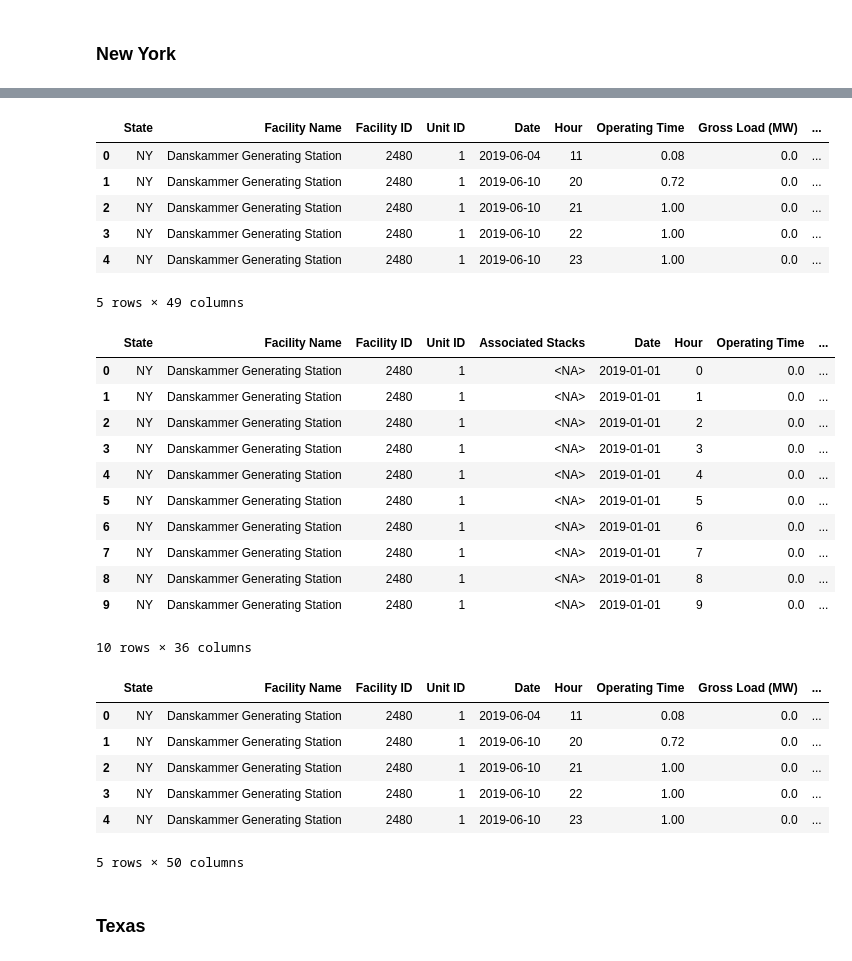
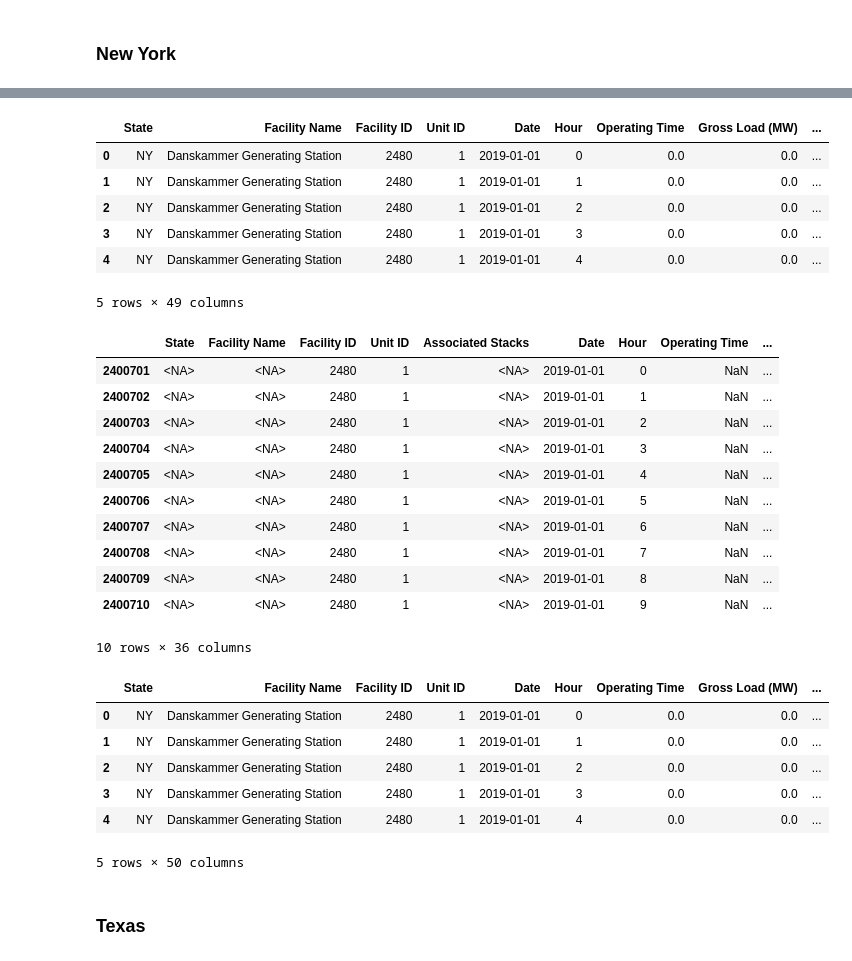
Before and after one commit to marcellmj/us-emission-pred, a Jupyter notebook: 01_Preliminary_Data_Processing/01_Preliminary_Data_Processing-5y-NonOperating.ipynb, the cells around one changed output, grey strips where cells are left out. Drawn from its saved outputs; the diff is of its cells as text; code cells hidden in the pictures.

```diff
--- a/01_Preliminary_Data_Processing/01_Preliminary_Data_Processing-5y-NonOperating.ipynb
+++ b/01_Preliminary_Data_Processing/01_Preliminary_Data_Processing-5y-NonOperating.ipynb
@@ -1249,6 +1281,13 @@ complete_campd_wy = complete_campd_wy.drop(columns=["Nameplate Capacity (MW) - E
 # replace nan values in categorical columns with "Nothing"
 cat_cols_with_na = ["Secondary Fuel Type", "NOx Phase",
                     "SO2 Controls", "NOx Controls",
+                    "SO2 Mass Measure Indicator",
+                    "SO2 Rate Measure Indicator",
+                    "CO2 Mass Measure Indicator",
+                    "CO2 Rate Measure Indicator",
+                    "NOx Mass Measure Indicator",
+                    "NOx Rate Measure Indicator",
+                    "Heat Input Measure Indicator"
 ]
 for col in cat_cols_with_na:
     complete_campd_wy[col] = complete_campd_wy[col].fillna("Nothing").astype("string")
@@ -1256,5 +1295,8 @@ for col in cat_cols_with_na:
 print("Null values in complete_campd_wy after adjustments:")
 null_wy = complete_campd_wy.isnull().sum()
 print(null_wy[null_wy > 0].sort_values(ascending=False))
+
+# we keep planned retirement year null values as it is a numeric col which ml models should be able to handle (if not we edit later)
+# also doesn't make sense to impute planned retirement year if there is none (not a case of missing data)
 # %% [output]
 Null values in complete_campd_wy after adjustments:
@@ -1353,7 +1389,7 @@ complete_campd_wy.to_csv('WY/Hourly/Concatted File/wy_2019_2024_complete_Operati
 <h3>New York</h3>
 # %%
 complete_campd_ny = pd.read_csv(
-    'NY/Hourly/Concatted File/ny_2019_2024_with_manualEIA_Operating.csv',
+    'NY/Hourly/Concatted File/ny_2019_2024_with_manualEIA_NonOperating.csv',
     usecols=complete_campd_columns,
     dtype=complete_campd_type_dict,
     parse_dates=["Date"]
@@ -1444,15 +1480,20 @@ cat_cols_with_na_none = [
     "NOx Phase",
     "Secondary Fuel Type",
     "NOx Controls",
-    "SO2 Phase"
+    "SO2 Phase",
+    "CO2 Rate Measure Indicator",
+    "SO2 Mass Measure Indicator",
+    "SO2 Rate Measure Indicator",
+    "CO2 Mass Measure Indicator",
+    "NOx Mass Measure Indicator",
+    "NOx Rate Measure Indicator",
+    "Heat Input Measure Indicator"
 ]
 
 cat_cols_with_na_unknown = [
     "Operating Status",
     "Associated Generators & Nameplate Capacity (MWe)",
-    "Source Category", "Program Code", "CO2 Rate Measure Indicator",
-    "SO2 Rate Measure Indicator",
-    "NOx Rate Measure Indicator"
+    "Source Category", "Program Code"
 ]
 
 # here nan means that no data was likely purposely reported -> fill with "None"
@@ -1486,7 +1527,7 @@ num_cols_with_na = [
 # we drop nameplate capacity (MW) - EIA (redundant with Nameplate Capacity (MWe) and has many nulls)
 complete_campd_ny = complete_campd_ny.drop(columns=["Nameplate Capacity (MW) - EIA"])
 
-# for now we keep it, let the models handle it
+# for now we keep it, adjust for models later
 print("Null value percentages in complete_campd_ny after adjustments:")
 total_rows = complete_campd_ny.shape[0]
 null_ny = complete_campd_ny.isnull().sum()
@@ -1543,65 +1567,63 @@ Substitute                   31730
 Name: SO2 Mass Measure Indicator, dtype: int64
 # %%
 # calculate hourly capacity factor
-complete_campd_ny["hourly_capacity_factor"] = (
-    complete_campd_ny["Gross Load (MW)"] * complete_campd_ny["Operating Time"]
-) / complete_campd_ny["Nameplate Capacity (MWe)"]
+complete_campd_ny["hourly_capacity_factor"] = 0
 
 complete_campd_ny.head(5)
 # %% [output]
 |  | State | Facility Name | Facility ID | Unit ID | Date | Hour | Operating Time | Gross Load (MW) | ... |
-| 0 | NY | Danskammer Generating Station | 2480 | 1 | 2019-06-04 | 11 | 0.08 | 0.0 | ... |
-| 1 | NY | Danskammer Generating Station | 2480 | 1 | 2019-06-10 | 20 | 0.72 | 0.0 | ... |
-| 2 | NY | Danskammer Generating Station | 2480 | 1 | 2019-06-10 | 21 | 1.00 | 0.0 | ... |
-| 3 | NY | Danskammer Generating Station | 2480 | 1 | 2019-06-10 | 22 | 1.00 | 0.0 | ... |
-| 4 | NY | Danskammer Generating Station | 2480 | 1 | 2019-06-10 | 23 | 1.00 | 0.0 | ... |
+| 0 | NY | Danskammer Generating Station | 2480 | 1 | 2019-01-01 | 0 | 0.0 | 0.0 | ... |
+| 1 | NY | Danskammer Generating Station | 2480 | 1 | 2019-01-01 | 1 | 0.0 | 0.0 | ... |
+| 2 | NY | Danskammer Generating Station | 2480 | 1 | 2019-01-01 | 2 | 0.0 | 0.0 | ... |
+| 3 | NY | Danskammer Generating Station | 2480 | 1 | 2019-01-01 | 3 | 0.0 | 0.0 | ... |
+| 4 | NY | Danskammer Generating Station | 2480 | 1 | 2019-01-01 | 4 | 0.0 | 0.0 | ... |
 5 rows × 49 columns
 # %%
 # calculate hourly ramping factor
-filtered_out_rows_campd_ny = pd.read_csv('NY/Hourly/Concatted File/ny_2019_2024_NonOperating.csv', dtype=campd_type_dict, parse_dates=["Date"])
+filtered_out_rows_campd_ny = pd.read_csv('NY/Hourly/Concatted File/ny_2019_2024_Operating.csv', dtype=campd_type_dict, parse_dates=["Date"])
 filtered_out_rows_campd_ny["Year"] = filtered_out_rows_campd_ny["Date"].dt.year
 facility_small = pd.read_csv('Facility/Concatted File/facility_2014_2024.csv', dtype={"Facility ID": "Int64", "Unit ID": "string", "Year": "Int64"})
 facility_small = facility_small[["Year", 'Facility ID', 'Unit ID', "Nameplate Capacity (MWe)"]]
 all_hours_ny = filtered_out_rows_campd_ny.merge(facility_small, on=['Year', 'Facility ID', 'Unit ID'], how='left')
 all_hours_ny["Gross Load (MW)"] = all_hours_ny["Gross Load (MW)"].fillna(0)
 
 all_hours_ny = pd.concat([all_hours_ny, complete_campd_ny[["Facility ID", "Unit ID", "Date", "Hour", "Gross Load (MW)", "Year", "Nameplate Capacity (MWe)"]]], ignore_index=True)
 
 # Sort data by unit and time to calculate t-1 values
 all_hours_ny = all_hours_ny.sort_values(["Facility ID", "Unit ID", "Date", "Hour"])
 
 # Calculate lagged gross load per unit (get previous row's value for gross load)
 all_hours_ny["gross_load_lag1"] = all_hours_ny.groupby(["Facility ID", "Unit ID"])["Gross Load (MW)"].shift(1)
 
 # calc ramping factor
 all_hours_ny["hourly_ramping_factor"] = (
     all_hours_ny["Gross Load (MW)"] - all_hours_ny["gross_load_lag1"]
 ) / all_hours_ny["Nameplate Capacity (MWe)"]
 
 display(all_hours_ny.head(10))
 
 complete_campd_ny = complete_campd_ny.merge(all_hours_ny[["Facility ID", "Unit ID", "Date", "Hour", "hourly_ramping_factor"]],
                         on=["Facility ID", "Unit ID", "Date", "Hour"],
                         how="left")
 complete_campd_ny.head(5)
 # %% [output]
 |  | State | Facility Name | Facility ID | Unit ID | Associated Stacks | Date | Hour | Operating Time | ... |
-| 0 | NY | Danskammer Generating Station | 2480 | 1 | <NA> | 2019-01-01 | 0 | 0.0 | ... |
-| 1 | NY | Danskammer Generating Station | 2480 | 1 | <NA> | 2019-01-01 | 1 | 0.0 | ... |
-| 2 | NY | Danskammer Generating Station | 2480 | 1 | <NA> | 2019-01-01 | 2 | 0.0 | ... |
-| 3 | NY | Danskammer Generating Station | 2480 | 1 | <NA> | 2019-01-01 | 3 | 0.0 | ... |
-| 4 | NY | Danskammer Generating Station | 2480 | 1 | <NA> | 2019-01-01 | 4 | 0.0 | ... |
-| 5 | NY | Danskammer Generating Station | 2480 | 1 | <NA> | 2019-01-01 | 5 | 0.0 | ... |
-| 6 | NY | Danskammer Generating Station | 2480 | 1 | <NA> | 2019-01-01 | 6 | 0.0 | ... |
-| 7 | NY | Danskammer Generating Station | 2480 | 1 | <NA> | 2019-01-01 | 7 | 0.0 | ... |
-| 8 | NY | Danskammer Generating Station | 2480 | 1 | <NA> | 2019-01-01 | 8 | 0.0 | ... |
-| 9 | NY | Danskammer Generating Station | 2480 | 1 | <NA> | 2019-01-01 | 9 | 0.0 | ... |
+| 2400701 | <NA> | <NA> | 2480 | 1 | <NA> | 2019-01-01 | 0 | NaN | ... |
+| 2400702 | <NA> | <NA> | 2480 | 1 | <NA> | 2019-01-01 | 1 | NaN | ... |
+| 2400703 | <NA> | <NA> | 2480 | 1 | <NA> | 2019-01-01 | 2 | NaN | ... |
+| 2400704 | <NA> | <NA> | 2480 | 1 | <NA> | 2019-01-01 | 3 | NaN | ... |
+| 2400705 | <NA> | <NA> | 2480 | 1 | <NA> | 2019-01-01 | 4 | NaN | ... |
+| 2400706 | <NA> | <NA> | 2480 | 1 | <NA> | 2019-01-01 | 5 | NaN | ... |
+| 2400707 | <NA> | <NA> | 2480 | 1 | <NA> | 2019-01-01 | 6 | NaN | ... |
+| 2400708 | <NA> | <NA> | 2480 | 1 | <NA> | 2019-01-01 | 7 | NaN | ... |
+| 2400709 | <NA> | <NA> | 2480 | 1 | <NA> | 2019-01-01 | 8 | NaN | ... |
+| 2400710 | <NA> | <NA> | 2480 | 1 | <NA> | 2019-01-01 | 9 | NaN | ... |
 10 rows × 36 columns
 |  | State | Facility Name | Facility ID | Unit ID | Date | Hour | Operating Time | Gross Load (MW) | ... |
-| 0 | NY | Danskammer Generating Station | 2480 | 1 | 2019-06-04 | 11 | 0.08 | 0.0 | ... |
-| 1 | NY | Danskammer Generating Station | 2480 | 1 | 2019-06-10 | 20 | 0.72 | 0.0 | ... |
-| 2 | NY | Danskammer Generating Station | 2480 | 1 | 2019-06-10 | 21 | 1.00 | 0.0 | ... |
-| 3 | NY | Danskammer Generating Station | 2480 | 1 | 2019-06-10 | 22 | 1.00 | 0.0 | ... |
-| 4 | NY | Danskammer Generating Station | 2480 | 1 | 2019-06-10 | 23 | 1.00 | 0.0 | ... |
+| 0 | NY | Danskammer Generating Station | 2480 | 1 | 2019-01-01 | 0 | 0.0 | 0.0 | ... |
+| 1 | NY | Danskammer Generating Station | 2480 | 1 | 2019-01-01 | 1 | 0.0 | 0.0 | ... |
+| 2 | NY | Danskammer Generating Station | 2480 | 1 | 2019-01-01 | 2 | 0.0 | 0.0 | ... |
+| 3 | NY | Danskammer Generating Station | 2480 | 1 | 2019-01-01 | 3 | 0.0 | 0.0 | ... |
+| 4 | NY | Danskammer Generating Station | 2480 | 1 | 2019-01-01 | 4 | 0.0 | 0.0 | ... |
 5 rows × 50 columns
 # %%
```
Also changed, not shown: parts of 60 cells of this notebook.
